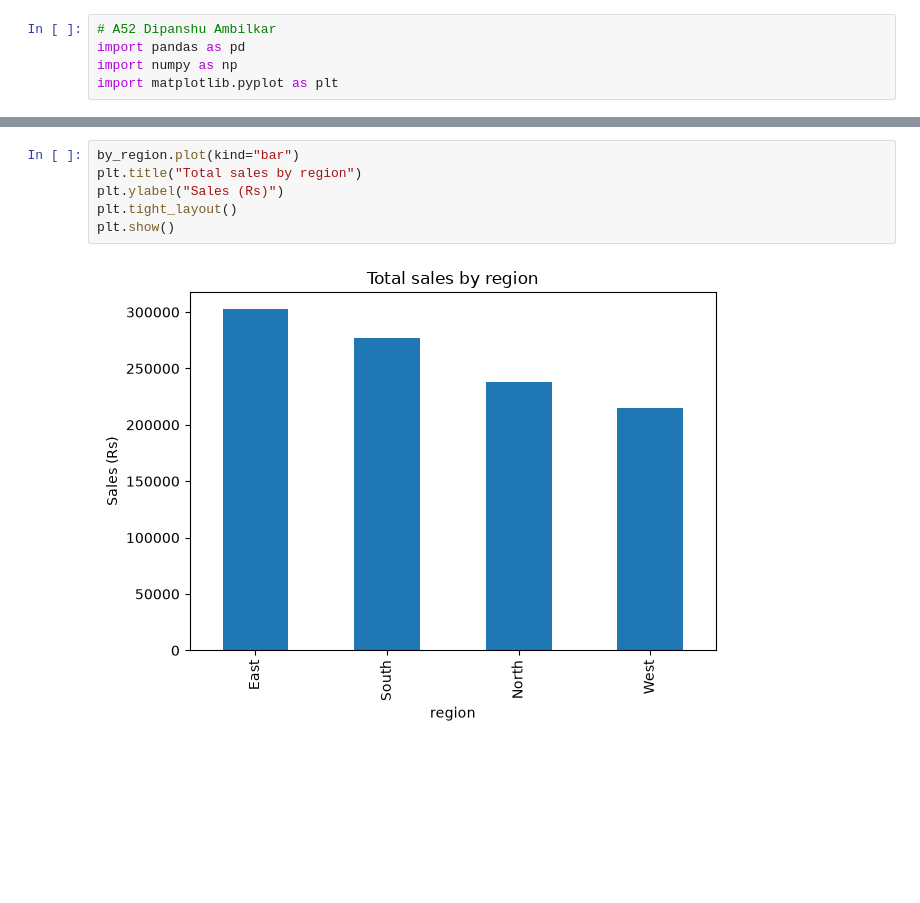
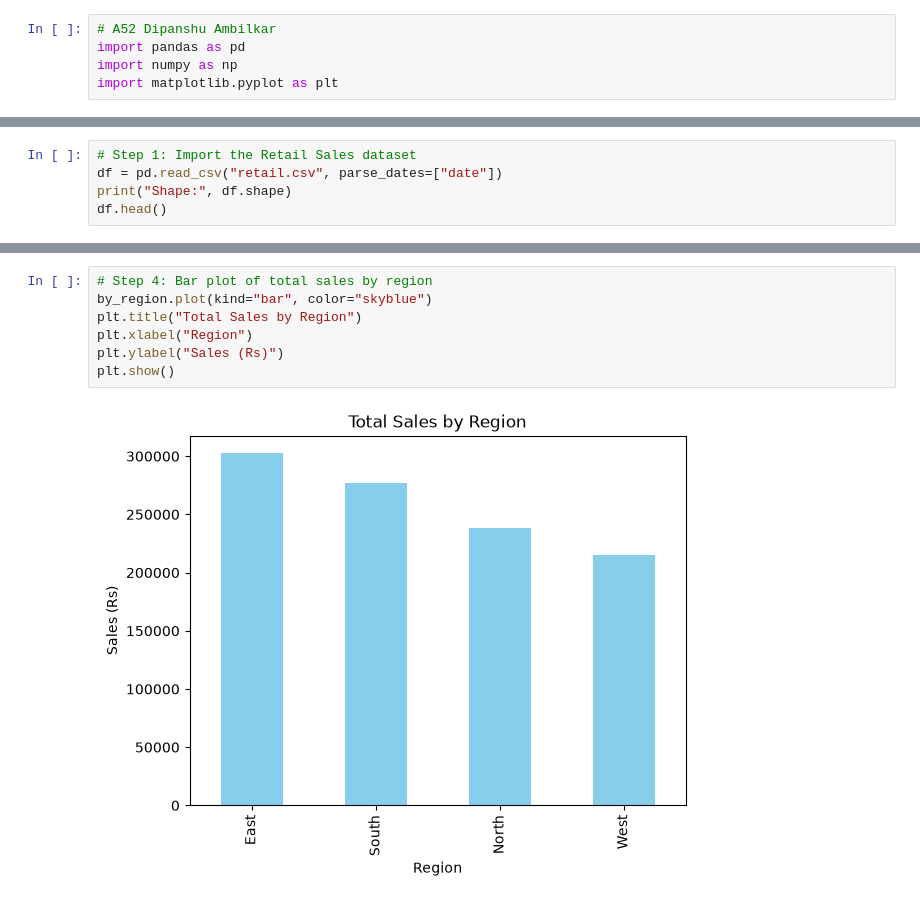
Before and after one commit to DipanshuAmbilkar03/telab, a Jupyter notebook: B.E./DMV/ex6/Exp6_Aggregation_Retail.ipynb, the cells around one changed output, grey strips where cells are left out. Cells and saved outputs as stored; diff of their text form; blank space fills up the shorter version.

```diff
--- a/B.E./DMV/ex6/Exp6_Aggregation_Retail.ipynb
+++ b/B.E./DMV/ex6/Exp6_Aggregation_Retail.ipynb
@@ -31,0 +12,5 @@ total rows: (400, 5)
+# %%
+# Step 1: Import the Retail Sales dataset
+df = pd.read_csv("retail.csv", parse_dates=["date"])
+print("Shape:", df.shape)
+df.head()
@@ -46,9 +71,10 @@ Top region: East
 # %%
-by_region.plot(kind="bar")
-plt.title("Total sales by region")
+# Step 4: Bar plot of total sales by region
+by_region.plot(kind="bar", color="skyblue")
+plt.title("Total Sales by Region")
+plt.xlabel("Region")
 plt.ylabel("Sales (Rs)")
-plt.tight_layout()
 plt.show()
 # %% [output]
-[figure, old version]
+[figure, new version]
 # %%
```
Also changed, not shown: parts of 16 cells of this notebook, 3 other files.
